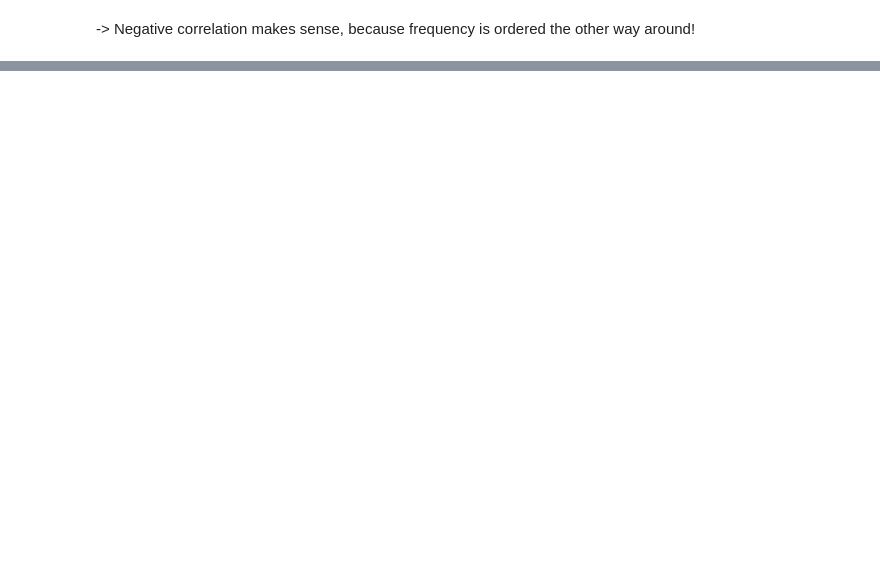
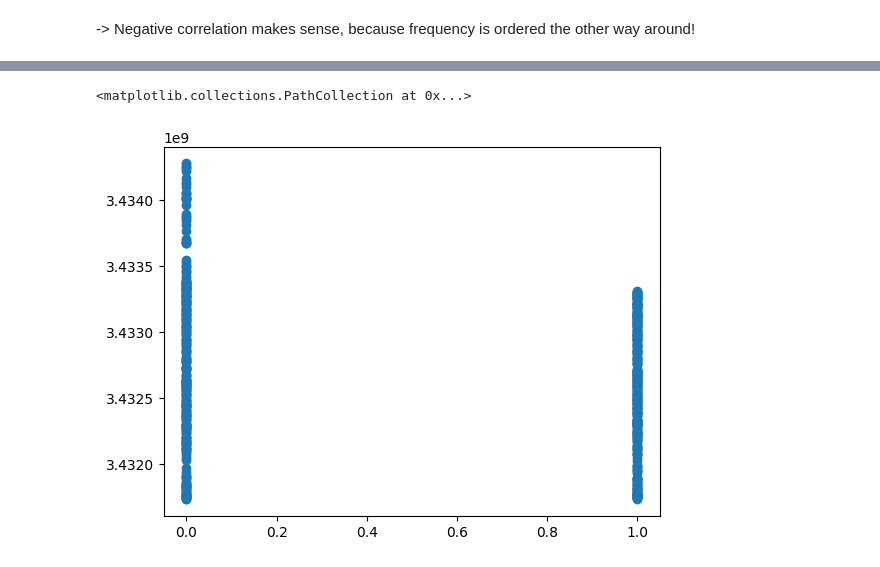
Before and after one commit to mloenker/flying-etiquette-data-lit, a Jupyter notebook: data_analysis.ipynb, the cells around one changed output, grey strips where cells are left out. Drawn from its saved outputs; the diff is of its cells as text; code cells hidden in the pictures; blank space fills up the shorter version.

```diff
--- a/data_analysis.ipynb
+++ b/data_analysis.ipynb
@@ -52,0 +56,14 @@ P-value: 7.177685919792064e-08
+# %%
+import pandas as pd
+import statsmodels.api as sm
+from statsmodels.miscmodels.ordinal_model import OrderedModel
+
+df = df.dropna()
+
+Y = df['Is itrude to recline your seat on a plane?'] # ordinal response variable
+X = df[['How tall are you?', 'Age', 'Gender', 'Household Income', 'Education', 'How often do you travel by plane?']] # predictors
+#X = sm.add_constant(X) # adds a constant term to the predictor variables
+
+model = OrderedModel(Y, X, distr='logit') # Use logit link function for ordinal logistic regression
+result = model.fit()
+print(result.summary())
@@ -52,0 +128,5 @@ P-value: 7.177685919792064e-08
+# %%
+plt.scatter(df['Gender'], df['RespondentID'])
+# %% [output]
+<matplotlib.collections.PathCollection at 0x...>
+[figure, added]
```
Also changed, not shown: parts of 6 cells of this notebook, 2 other files.
